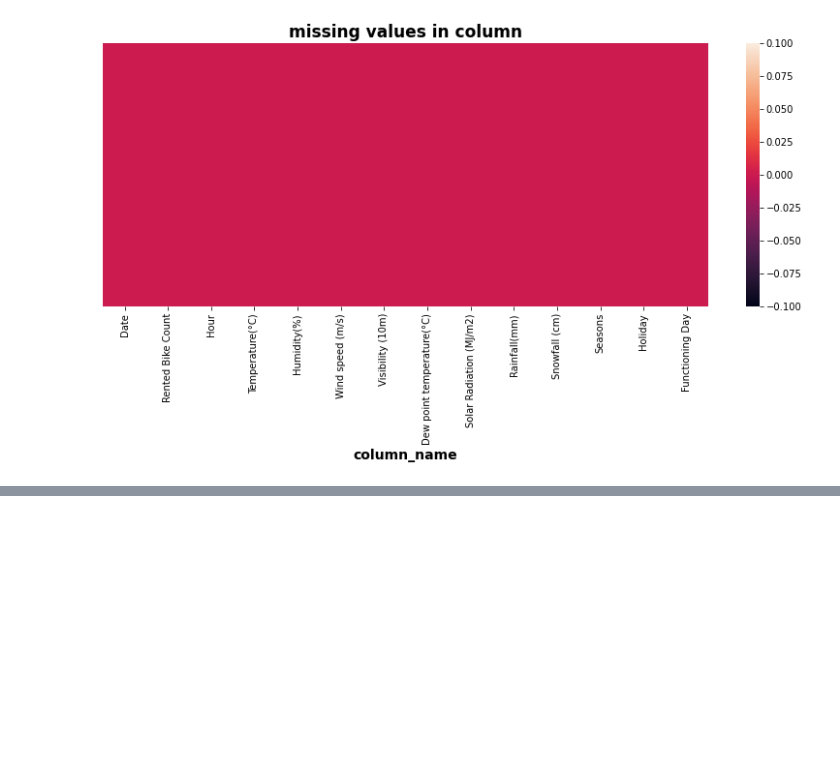
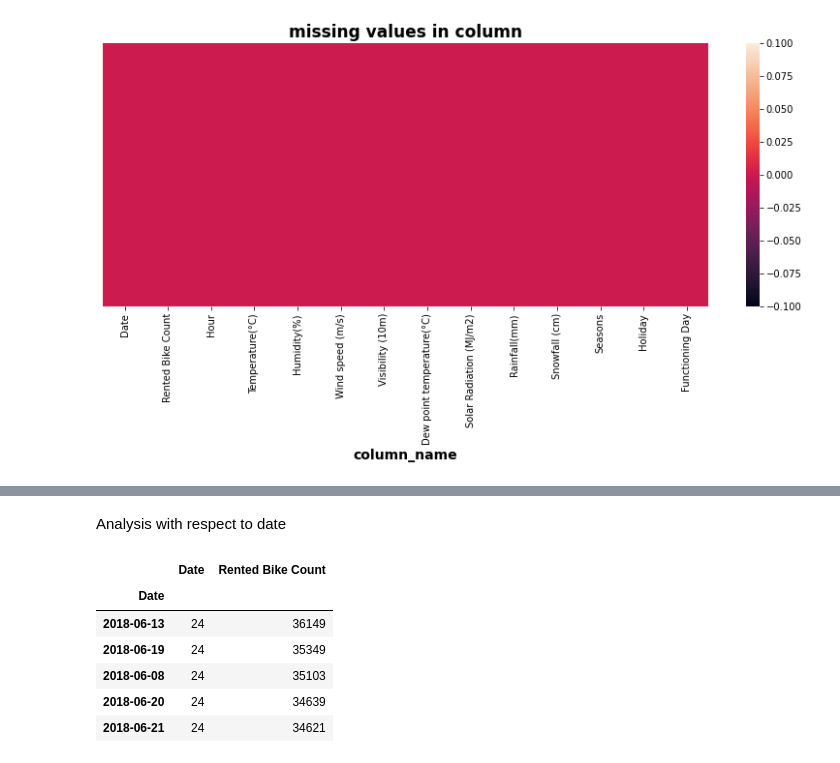
Before and after one commit to Nakulpradeep94/Bike_Sharing_demand_prediction, a Jupyter notebook: Bike_Sharing_Demand_Prediction_Capstone_Project.ipynb, the cells around one changed output, grey strips where cells are left out. Saved outputs shown, nothing was run; the diff lists cells and outputs as text; code cells hidden in the pictures; blank space fills up the shorter version.

```diff
--- a/Bike_Sharing_Demand_Prediction_Capstone_Project.ipynb
+++ b/Bike_Sharing_Demand_Prediction_Capstone_Project.ipynb
@@ -227,0 +278,13 @@ ValueError: ignored
+# %% [markdown]
+Analysis with respect to date
+# %%
+
+df.groupby(['Date']).agg({"Date": "count","Rented Bike Count":"sum"}).sort_values(by=['Rented Bike Count'], ascending=False).head()
+# %% [output]
+|  | Date | Rented Bike Count |
+| Date |  |  |
+| 2018-06-13 | 24 | 36149 |
+| 2018-06-19 | 24 | 35349 |
+| 2018-06-08 | 24 | 35103 |
+| 2018-06-20 | 24 | 34639 |
+| 2018-06-21 | 24 | 34621 |
```
Also changed, not shown: parts of 12 cells of this notebook.
